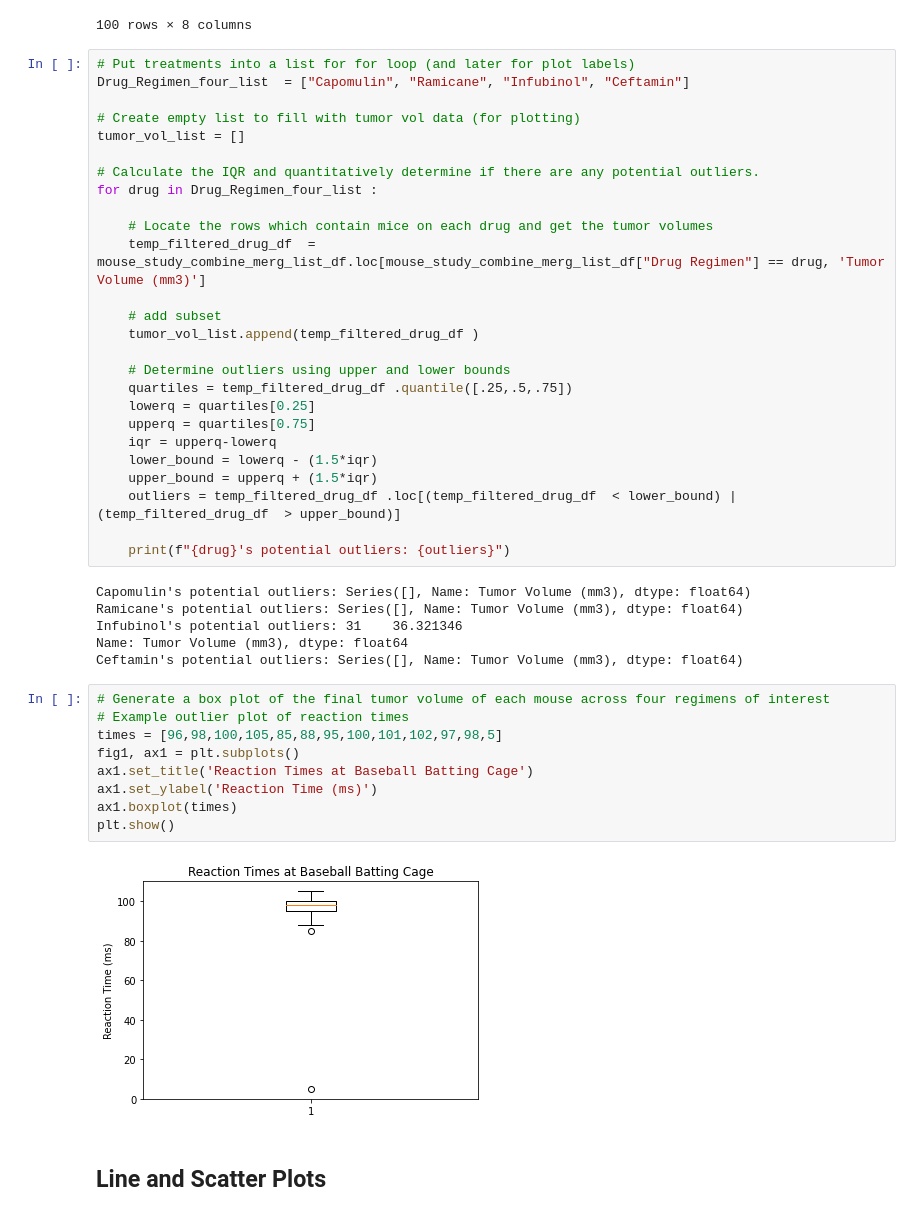
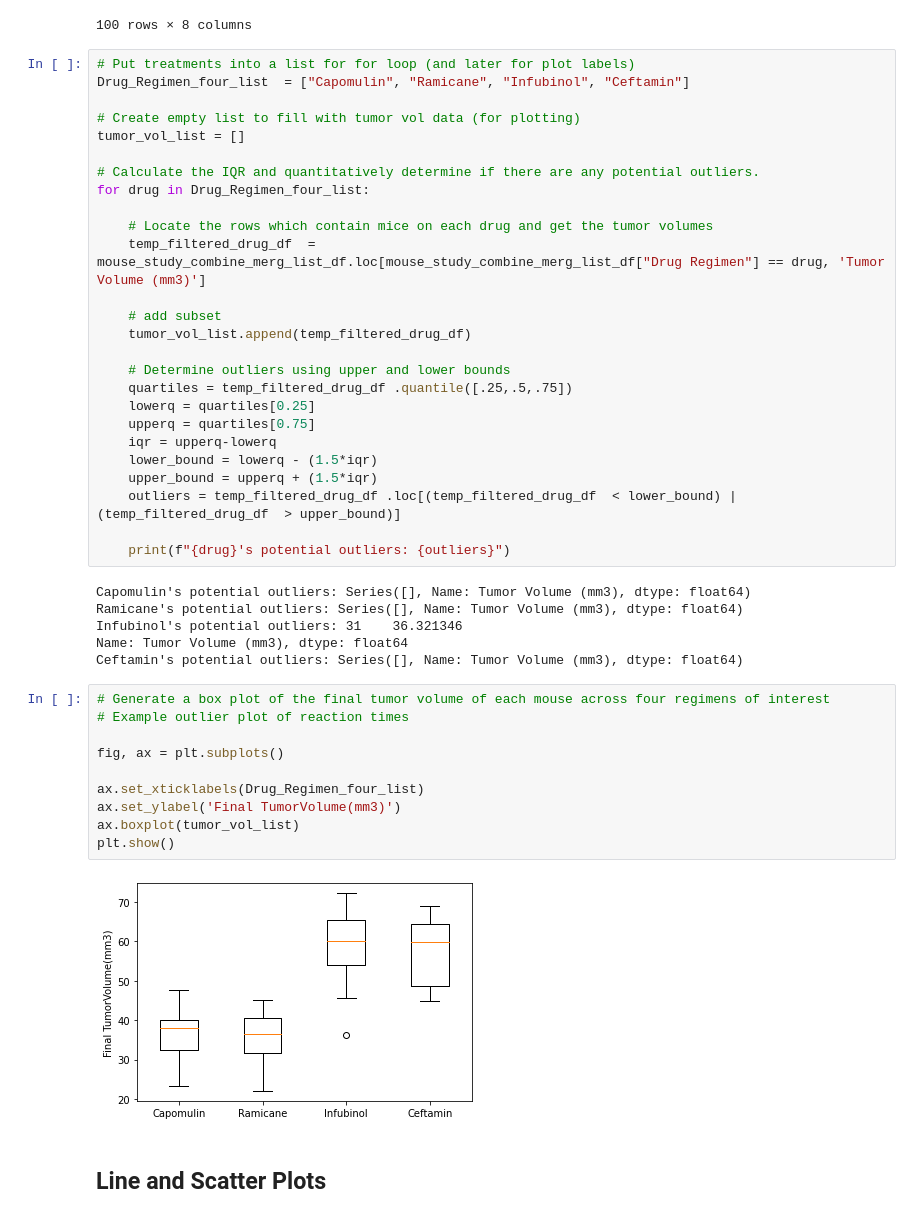
Before and after one commit to johnclos/matplotlib-challenge, a Jupyter notebook: Pymaceuticals/pymaceuticals_starter-mine.ipynb, the cells around one changed output. Cells and saved outputs as stored; diff of their text form.

Commit message:
updated the ‘Quartiles, Outliers and Boxplots’ for ‘pymaceuticals_starter-mine.ipynb’

```diff
--- a/Pymaceuticals/pymaceuticals_starter-mine.ipynb
+++ b/Pymaceuticals/pymaceuticals_starter-mine.ipynb
@@ -232,13 +234,13 @@ Drug_Regimen_four_list  = ["Capomulin", "Ramicane", "Infubinol", "Ceftamin"]
 tumor_vol_list = []
 
 # Calculate the IQR and quantitatively determine if there are any potential outliers.
-for drug in Drug_Regimen_four_list :
+for drug in Drug_Regimen_four_list:
 
     # Locate the rows which contain mice on each drug and get the tumor volumes
     temp_filtered_drug_df  = mouse_study_combine_merg_list_df.loc[mouse_study_combine_merg_list_df["Drug Regimen"] == drug, 'Tumor Volume (mm3)']
 
     # add subset
-    tumor_vol_list.append(temp_filtered_drug_df )
+    tumor_vol_list.append(temp_filtered_drug_df)
 
     # Determine outliers using upper and lower bounds
     quartiles = temp_filtered_drug_df .quantile([.25,.5,.75])
@@ -259,14 +261,15 @@ Ceftamin's potential outliers: Series([], Name: Tumor Volume (mm3), dtype: float
 # %%
 # Generate a box plot of the final tumor volume of each mouse across four regimens of interest
 # Example outlier plot of reaction times
-times = [96,98,100,105,85,88,95,100,101,102,97,98,5]
-fig1, ax1 = plt.subplots()
-ax1.set_title('Reaction Times at Baseball Batting Cage')
-ax1.set_ylabel('Reaction Time (ms)')
-ax1.boxplot(times)
+
+fig, ax = plt.subplots()
+
+ax.set_xticklabels(Drug_Regimen_four_list)
+ax.set_ylabel('Final TumorVolume(mm3)')
+ax.boxplot(tumor_vol_list)
 plt.show()
 # %% [output]
-[figure, old version]
+[figure, new version]
 # %% [markdown]
 ## Line and Scatter Plots
 # %%
```
Also changed, not shown: parts of 5 cells of this notebook, 3 other files.
